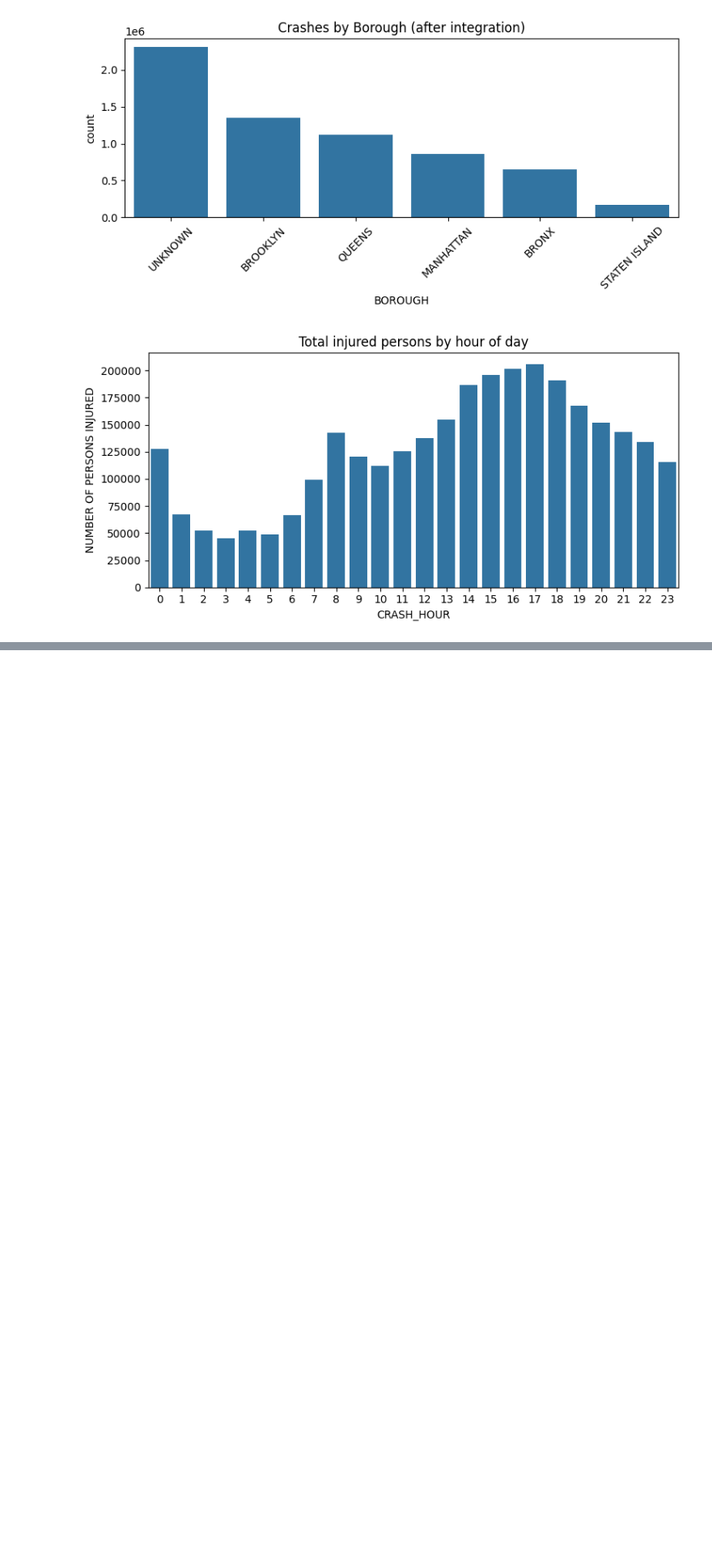
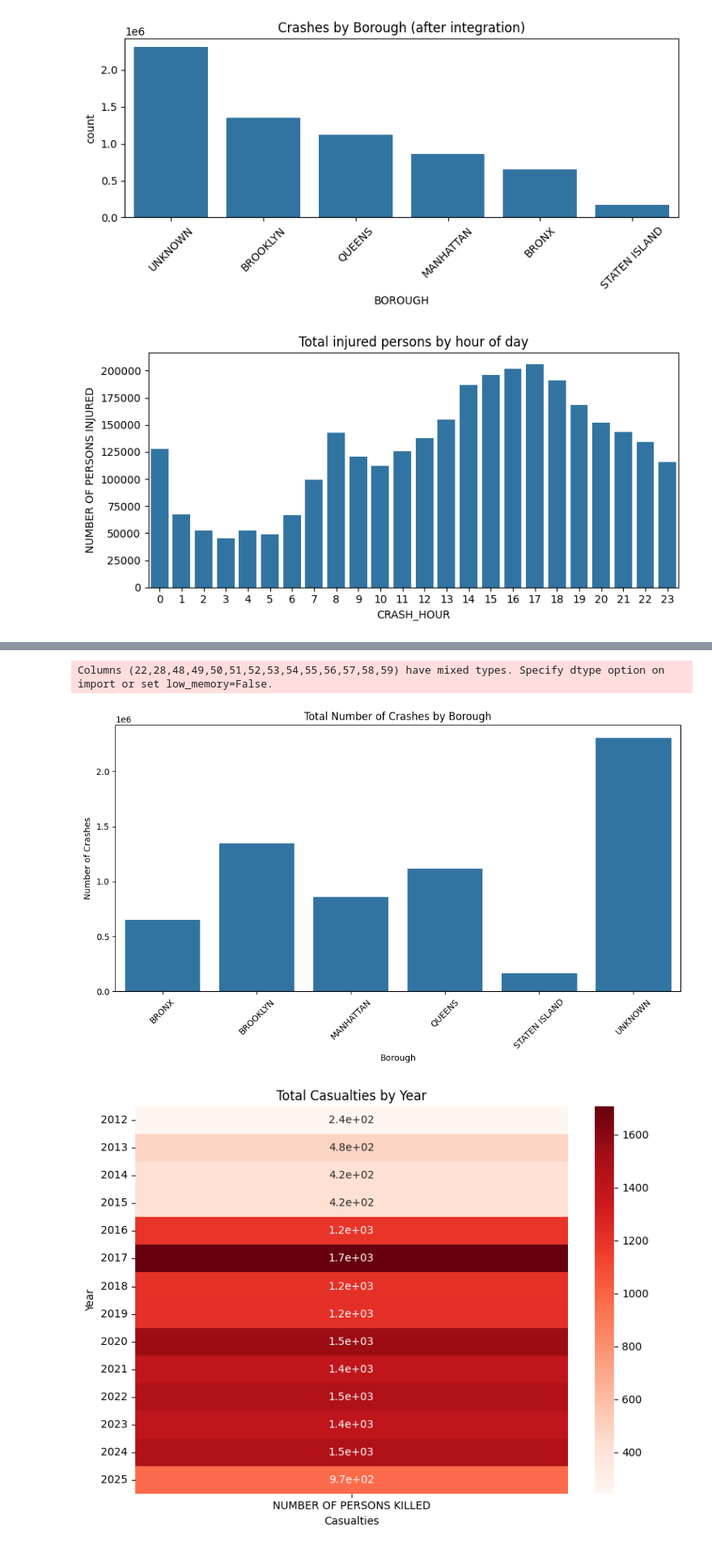
Before and after one commit to SarahRaafat/NYC-motor-vehicle-collisions, a Jupyter notebook: notebooks/Milestone1.ipynb, the cells around one changed output, grey strips where cells are left out. Shown at 81% size. Cells and saved outputs as stored; diff of their text form; code cells hidden in the pictures; blank space fills up the shorter version.

```diff
--- a/notebooks/Milestone1.ipynb
+++ b/notebooks/Milestone1.ipynb
@@ -986,0 +1159,36 @@ if {"CRASH_HOUR", "NUMBER OF PERSONS INJURED"}.issubset(df_merged.columns):
+# %%
+#Charts for first two research questions
+df_integrated = pd.read_csv('S:\\Computer Science\\Semester 5\\Data Engineering and Visualization\\Project 1\\NYC-motor-vehicle-collisions\\notebooks\\integrated_collisions.csv')
+
+# Which borough has the more frequent accidents?
+borough_counts = df_integrated.groupby("BOROUGH").size().reset_index(name="NUM_CRASHES")
+
+plt.figure(figsize=(10, 6))
+sns.barplot(data=borough_counts, x="BOROUGH", y="NUM_CRASHES")
+
+plt.title("Total Number of Crashes by Borough")
+plt.xlabel("Borough")
+plt.ylabel("Number of Crashes")
+plt.xticks(rotation=45)
+plt.tight_layout()
+plt.show()
+
+# Which year has the highest casualties?
+causalties = df_integrated.groupby("CRASH_YEAR")["NUMBER OF PERSONS KILLED"].sum().reset_index()
+heatmap_data = causalties.pivot_table(
+    index="CRASH_YEAR",
+    values="NUMBER OF PERSONS KILLED"
+)
+
+plt.figure(figsize=(8, 6))
+sns.heatmap(heatmap_data, annot=True, cmap="Reds")
+
+plt.title("Total Casualties by Year")
+plt.xlabel("Casualties")
+plt.ylabel("Year")
+plt.tight_layout()
+plt.show()
+# %% [output]
+Columns (22,28,48,49,50,51,52,53,54,55,56,57,58,59) have mixed types. Specify dtype option on import or set low_memory=False.
+[figure, added]
+[figure, added]
```
Also changed, not shown: parts of 24 cells of this notebook, 1 other file.
